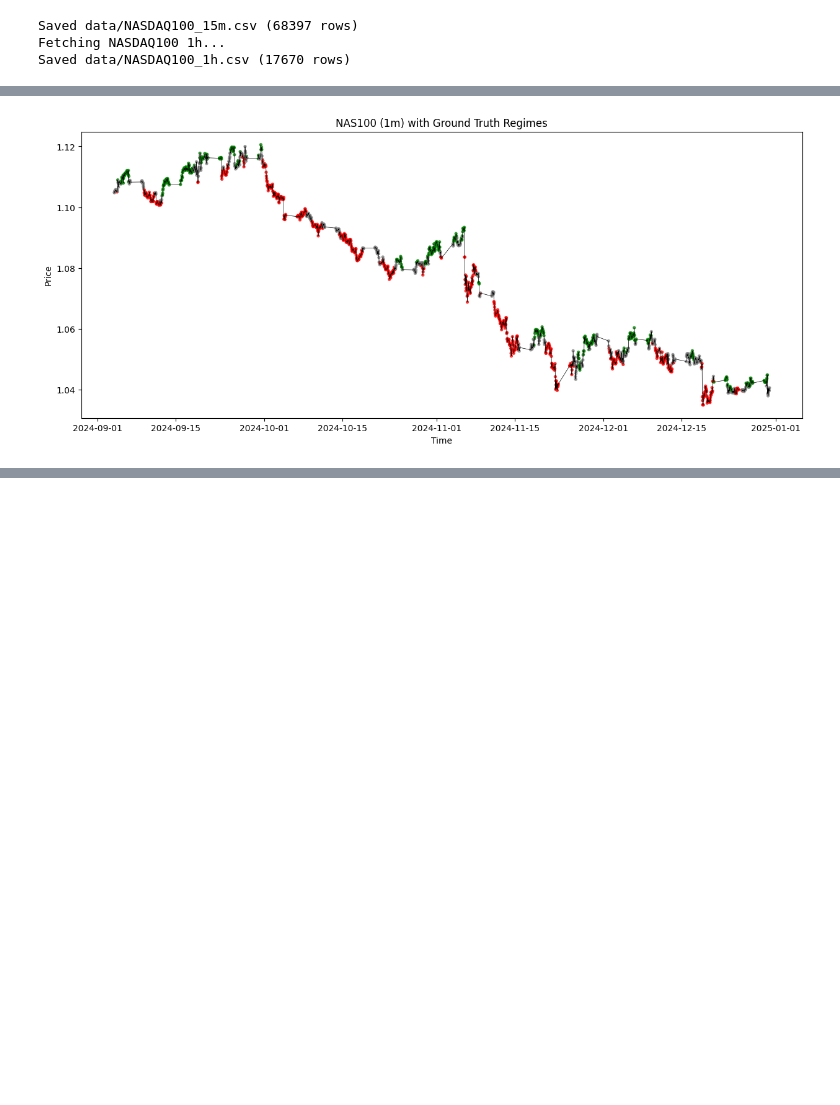
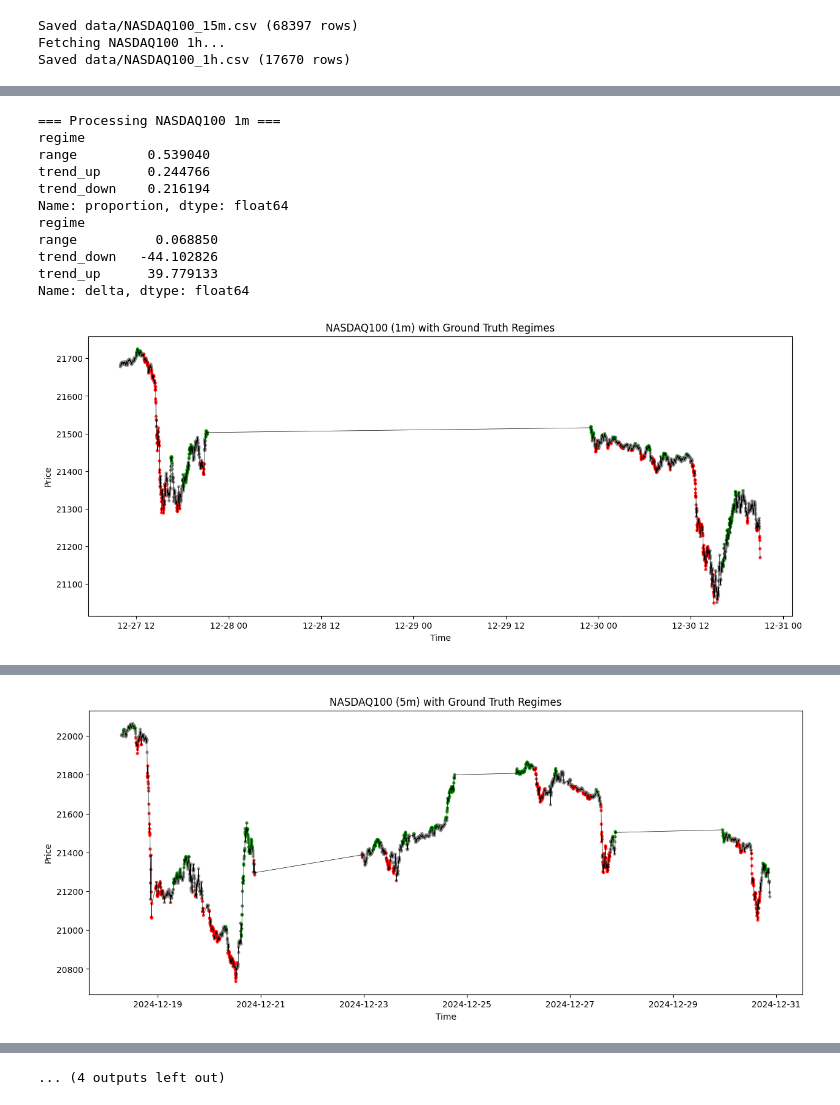
Before and after one commit to ErickNgumo/range_detection, a Jupyter notebook: target_label.ipynb, the cells around one changed output, grey strips where cells are left out. Drawn from its saved outputs; the diff is of its cells as text; code cells hidden in the pictures; blank space fills up the shorter version.

Commit message:
Code organized, Viewing of different assets, timeframes and summaries available

```diff
--- a/target_label.ipynb
+++ b/target_label.ipynb
@@ -176 +195,16 @@ Saved data/NASDAQ100_1h.csv (17670 rows)
+# %%
+import pandas as pd
+import numpy as np
+import os
+import matplotlib.pyplot as plt
+
+symbols = ['NASDAQ100', 'EURUSD']
+timeframes = ['1m', '5m', '15m', '1h']
+
+data_dir = "data/" #folder containing raw CSVs
+output_dir = "labeled_data/" #folder for saving saving labeled CSVs
+os.makedirs(output_dir, exist_ok=True)
+
+window = 50 #rolling window size
+k = 0.5 #threshold multiplier
 # %%
@@ -280,18 +234,50 @@ df.tail(50)
 # %%
-import matplotlib.pyplot as plt
+results = {}
 
-# pick a subset (for example last 2000 points)
-sample = df.tail(2000)
+for symbol in symbols:
+    for tf in timeframes:
+        input_file = f"{data_dir}{symbol}_{tf}.csv"
+        output_file = f"{output_dir}{symbol}_{tf}_labeled.csv"
 
-colors = {'trend_up': 'green', 'trend_down': 'red', 'range': 'gray'}
+        print(f"\n=== Processing {symbol} {tf} ===")
+        try:
+            df = pd.read_csv(input_file, parse_dates=['timestamp'], index_col='timestamp')
+            df = label_regimes(df, window, k)
+            df.to_csv(output_file)
 
-plt.figure(figsize=(15,6))
-plt.scatter(sample.index, sample['close'],
-            c=sample['regime'].map(colors), s=8, alpha=0.7)
-plt.plot(sample['close'], color='black', linewidth=0.5)
-plt.title("NAS100 (1m) with Ground Truth Regimes")
-plt.xlabel("Time")
-plt.ylabel("Price")
-plt.show()
+            counts = df['regime'].value_counts(normalize=True).rename("proportion")
+            mean_delta = df.groupby('regime')['delta'].mean()
+
+            results[(symbol,tf)] = {'df':df, 'counts': counts, 'mean_delta': mean_delta}
+
+            print(counts)
+            print(mean_delta)
+
+            #visualization
+            sample = df.tail(2000)
+            colors = {'trend_up': 'green', 'trend_down': 'red', 'range': 'gray'}
+
+            plt.figure(figsize=(15,6))
+            plt.scatter(sample.index, sample['close'],
+                        c=sample['regime'].map(colors), s=8, alpha=0.7)
+            plt.plot(sample['close'], color='black', linewidth=0.5)
+            plt.title(f"{symbol} ({tf}) with Ground Truth Regimes")
+            plt.xlabel("Time")
+            plt.ylabel("Price")
+            plt.show()
+
+        except Exception as e:
+            print(f"Error processing {symbol} {tf}: {e}")
 # %% [output]
+=== Processing NASDAQ100 1m ===
+regime
+range         0.539040
+trend_up      0.244766
+trend_down    0.216194
+Name: proportion, dtype: float64
+regime
+range          0.068850
+trend_down   -44.102826
+trend_up      39.779133
+Name: delta, dtype: float64
-[figure, old version]
+[figure, new version]
@@ -297,0 +295 @@ plt.show()
+[figure, added]
@@ -297,0 +344 @@ plt.show()
+... (4 outputs left out)
```
Also changed, not shown: parts of 9 cells of this notebook.
